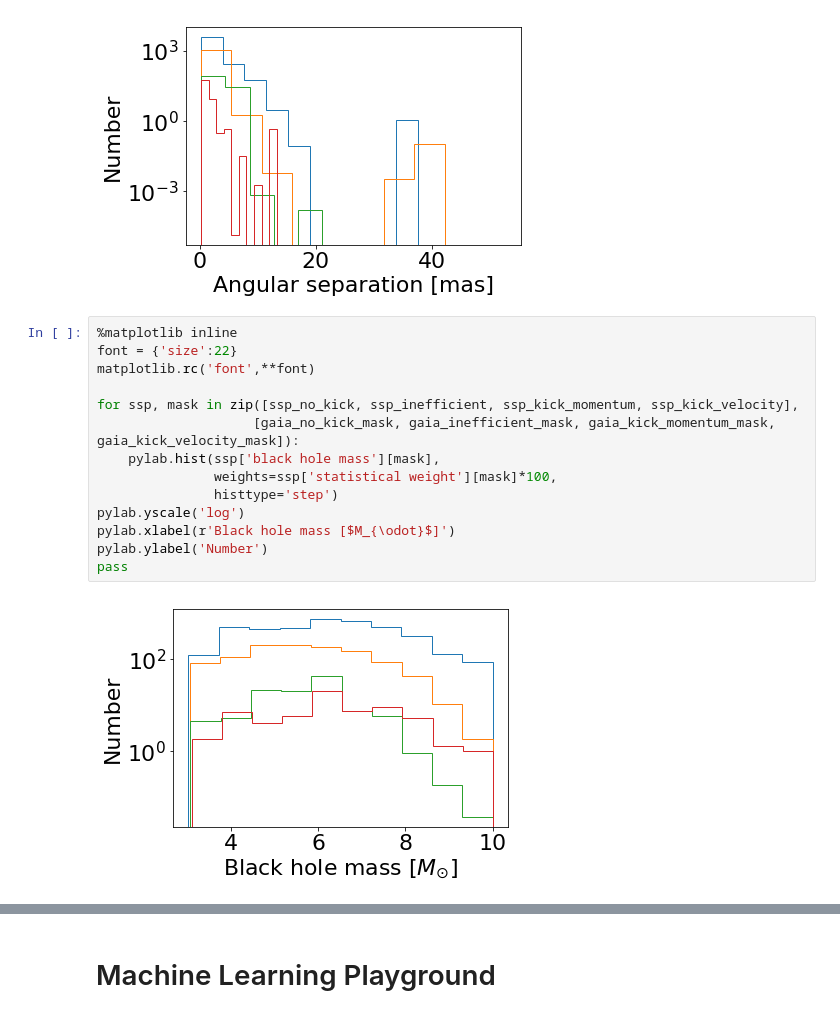
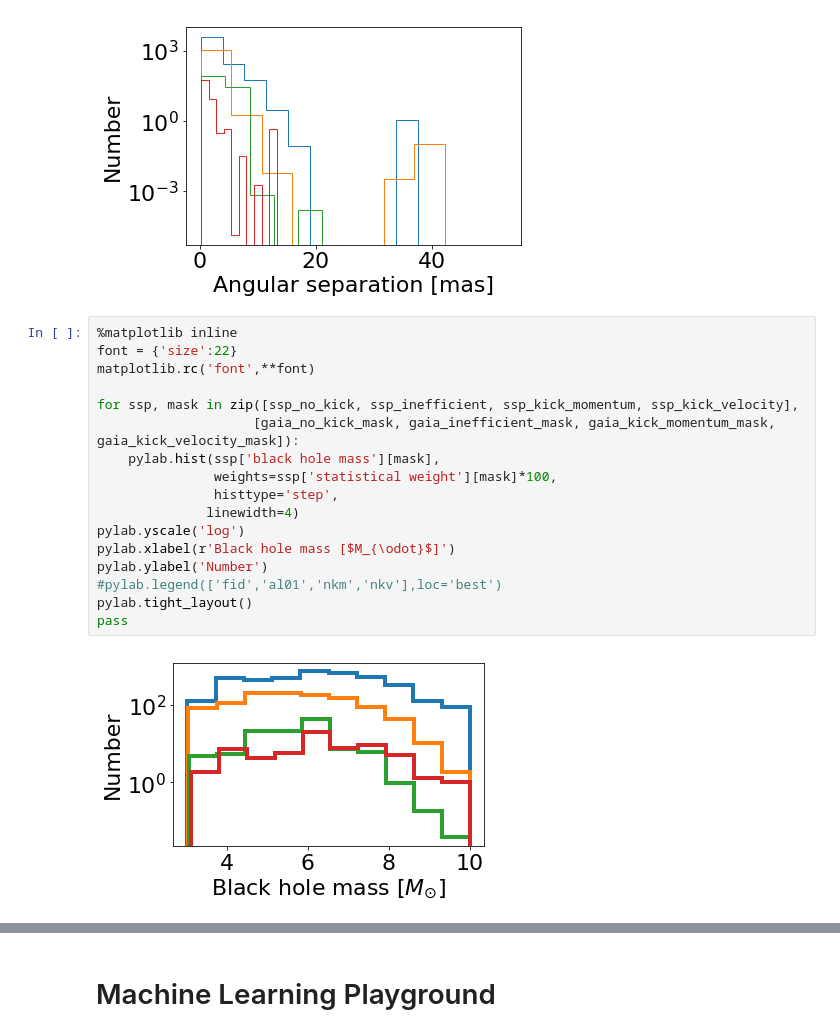
Before and after one commit to bolverk/gaia_black_hole_binaries, a Jupyter notebook: stellar_binary_monte_carlo.ipynb, the cells around one changed output, grey strips where cells are left out. Drawn from its saved outputs; the diff is of its cells as text.

Commit message:
make plot line thicker

```diff
--- a/stellar_binary_monte_carlo.ipynb
+++ b/stellar_binary_monte_carlo.ipynb
@@ -820,19 +820,22 @@ pass
 # %%
 %matplotlib inline
 font = {'size':22}
 matplotlib.rc('font',**font)
 
 for ssp, mask in zip([ssp_no_kick, ssp_inefficient, ssp_kick_momentum, ssp_kick_velocity],
                     [gaia_no_kick_mask, gaia_inefficient_mask, gaia_kick_momentum_mask, gaia_kick_velocity_mask]):
     pylab.hist(ssp['black hole mass'][mask],
                weights=ssp['statistical weight'][mask]*100,
-               histtype='step')
+               histtype='step',
+              linewidth=4)
 pylab.yscale('log')
 pylab.xlabel(r'Black hole mass [$M_{\odot}$]')
 pylab.ylabel('Number')
+#pylab.legend(['fid','al01','nkm','nkv'],loc='best')
+pylab.tight_layout()
 pass
 # %% [output]
-[figure, old version]
+[figure, new version]
 # %%
 %matplotlib inline
 font = {'size':22}
```
Also changed, not shown: parts of 3 cells of this notebook.
